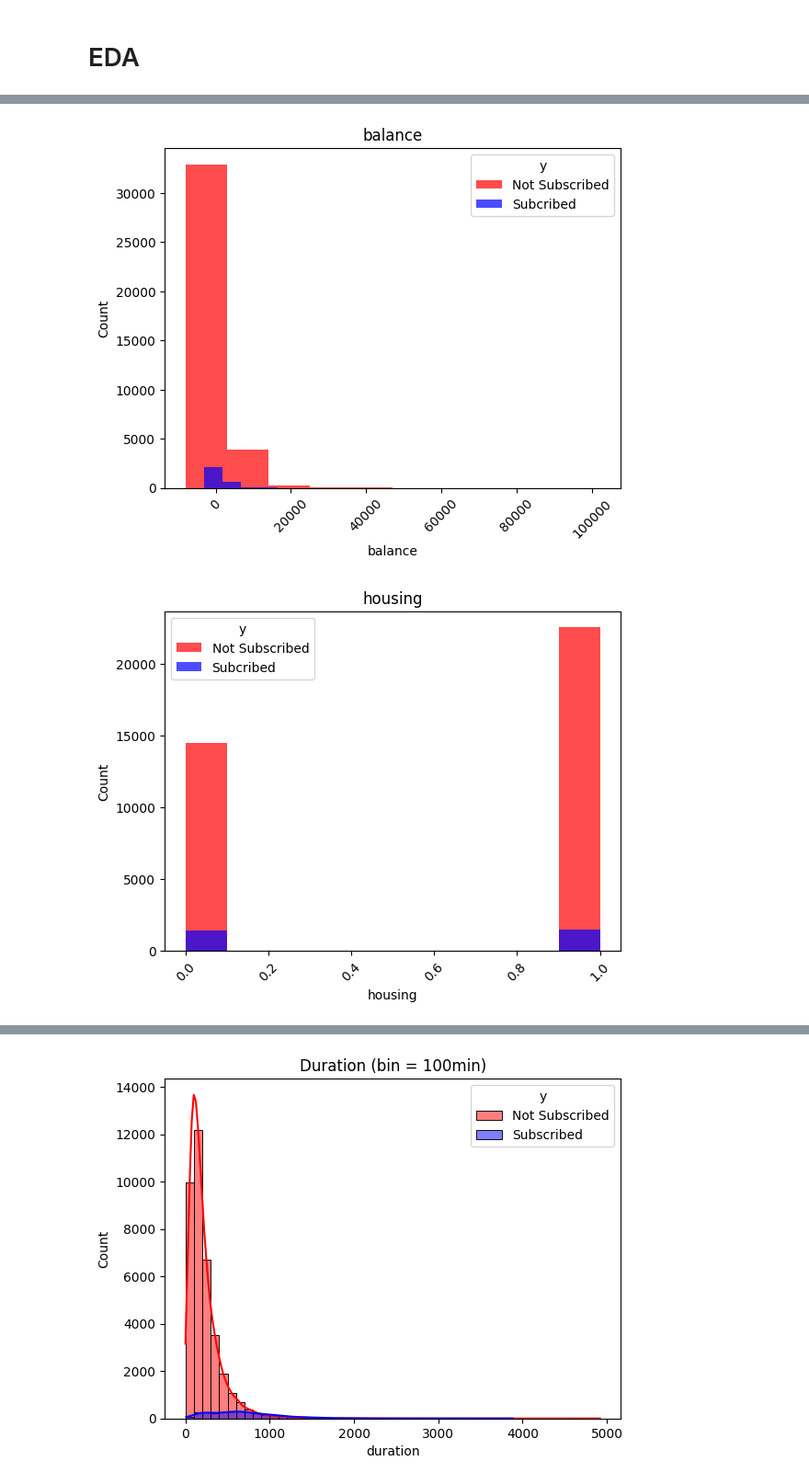
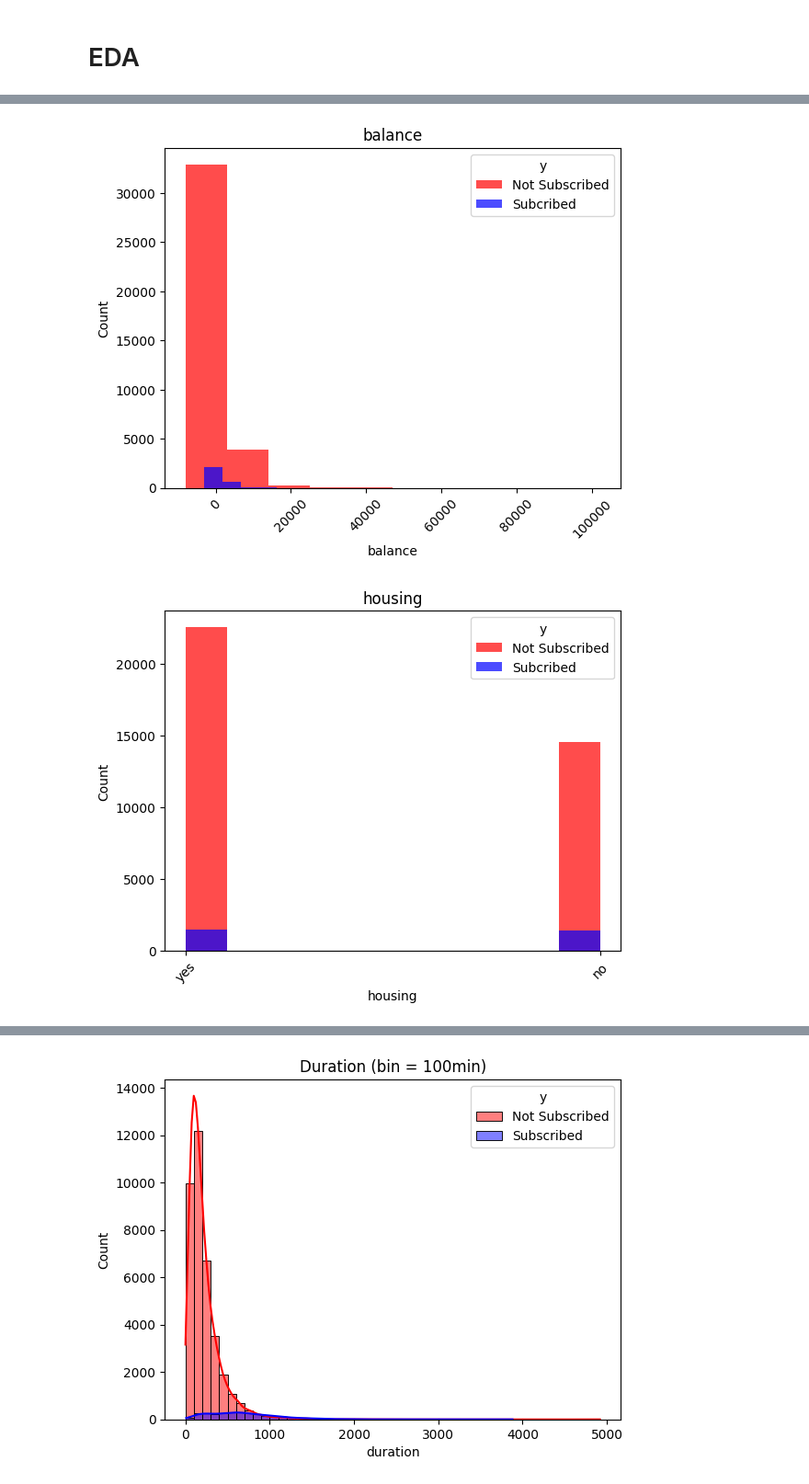
Before and after one commit to kuzhuppillil/4jwFB7LZrh7Mn9TT, a Jupyter notebook: Term_Deposit_Marketing.ipynb, the cells around one changed output, grey strips where cells are left out. Shown at 92% size. Cells and saved outputs as stored; diff of their text form; code cells hidden in the pictures.

```diff
--- a/Term_Deposit_Marketing.ipynb
+++ b/Term_Deposit_Marketing.ipynb
@@ -182,9 +168,8 @@ dtype: int64
 
 def hist(df):
   for feature in df.columns:
-    #plt.hist(df[feature])
-    plt.hist(df[df["y"]==0][feature], color='red', label ='Not Subscribed', alpha = 0.7, density = False)
-    plt.hist(df[df["y"]==1][feature], color='blue', label ='Subcribed', alpha = 0.7, density =False)
+    plt.hist(df[df["y"]=="no"][feature], color='red', label ='Not Subscribed', alpha = 0.7, density = False)
+    plt.hist(df[df["y"]=="yes"][feature], color='blue', label ='Subcribed', alpha = 0.7, density =False)
     plt.title(feature)
     plt.ylabel("Count")
     plt.xlabel(feature)
@@ -203,2 +188,2 @@ hist(df)
 [figure]
-[figure, old version]
+[figure, new version]
```
Also changed, not shown: parts of 61 cells of this notebook.
